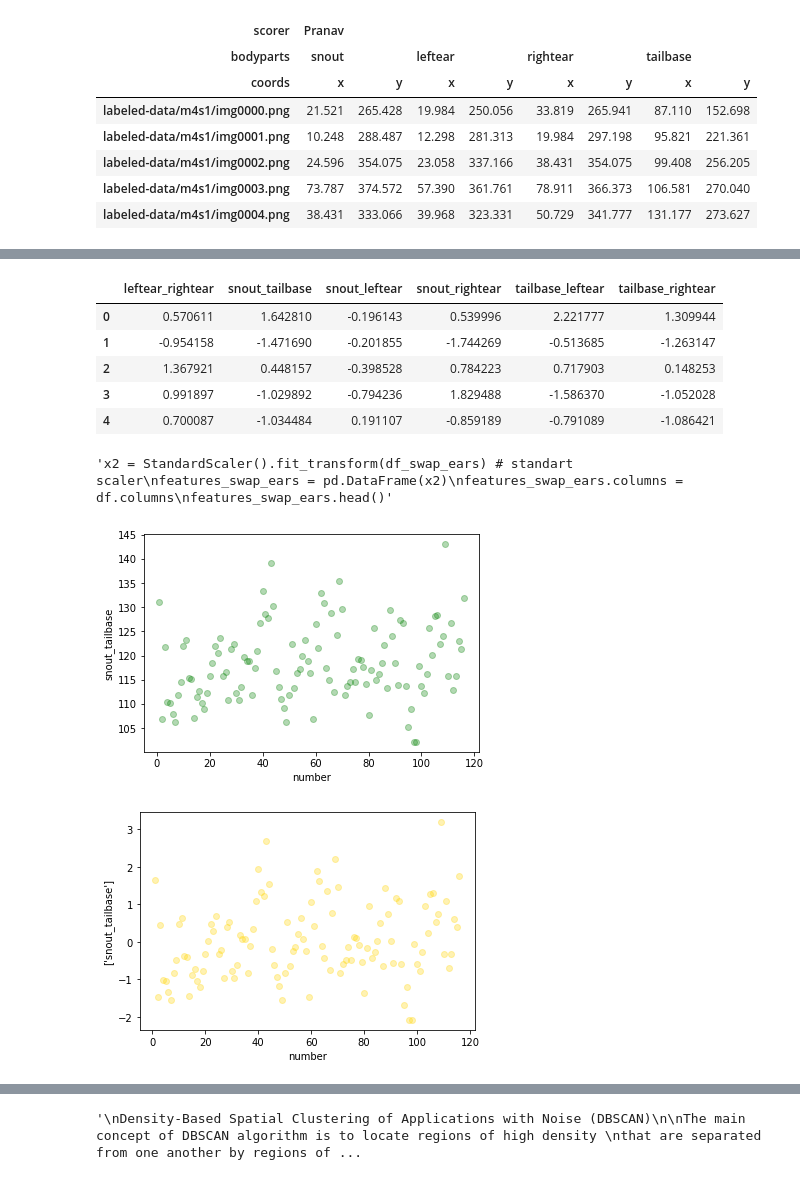
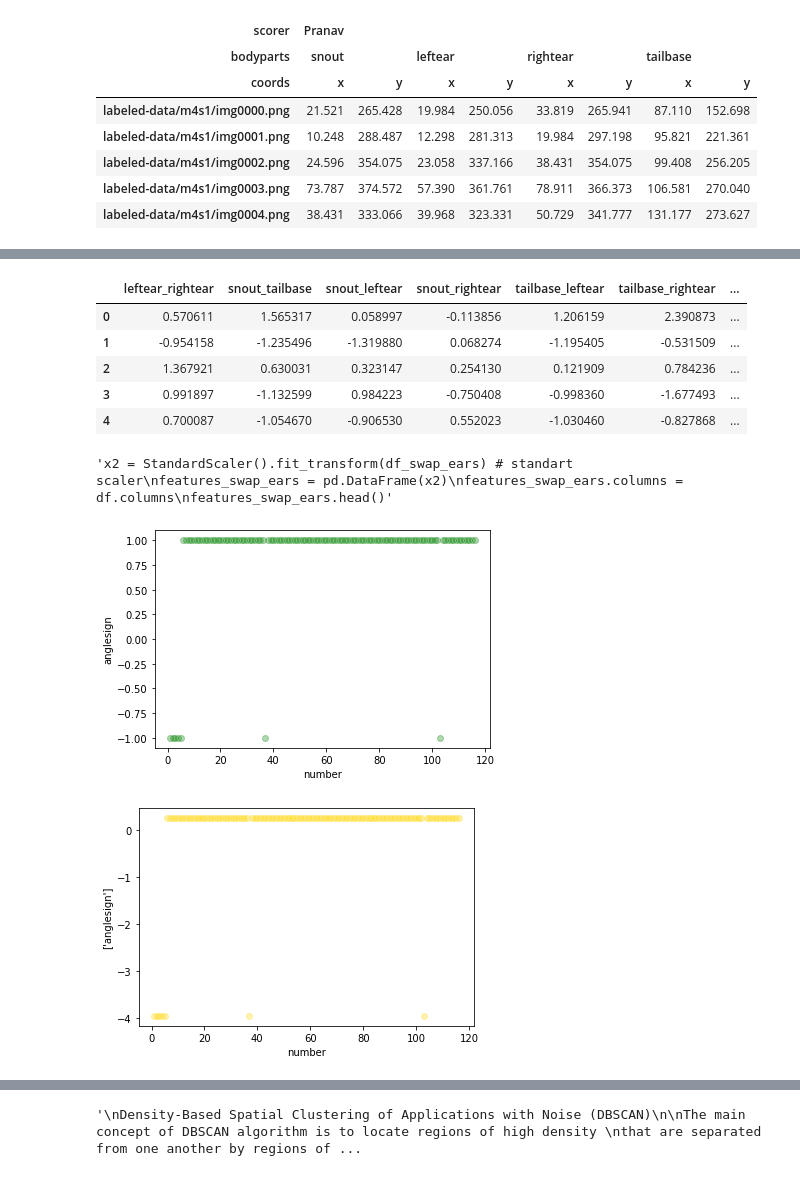
Before and after one commit to AnnaPaulish/Unsupervised_detection_methods, a Jupyter notebook: clustering_mice_08.ipynb, the cells around one changed output, grey strips where cells are left out. Cells and saved outputs as stored; diff of their text form; code cells hidden in the pictures.

```diff
--- a/clustering_mice_08.ipynb
+++ b/clustering_mice_08.ipynb
@@ -40,3 +27,13 @@ def comp_angle(name,features,df, scorer, bodypart1, bodypart2, bodypart3):
+# %%
+# calculate the angle sign between 3 keypoints (if negative, swapping might have occured)
+def get_angle(name,features,df, scorer, bodypart3, bodypart2, bodypart1):
+    features[name] = np.degrees(np.arctan2(df[scorer, bodypart3, 'y']-df[scorer,bodypart2, 'y'],df[scorer, bodypart3, 'x']-df[scorer,bodypart2, 'x']) - np.arctan2(df[scorer, bodypart1, 'y']-df[scorer,bodypart2, 'y'],df[scorer, bodypart1, 'x']-df[scorer,bodypart2, 'x']))
+    return features
+# %%
+# calculate the angle sign between 3 keypoints (if negative, swapping might have occured)
+def get_anglesign(name,features,df, scorer, bodypart3, bodypart2, bodypart1):
+    features[name] = np.sign(np.degrees(np.arctan2(df[scorer, bodypart3, 'y']-df[scorer,bodypart2, 'y'],df[scorer, bodypart3, 'x']-df[scorer,bodypart2, 'x']) - np.arctan2(df[scorer, bodypart1, 'y']-df[scorer,bodypart2, 'y'],df[scorer, bodypart1, 'x']-df[scorer,bodypart2, 'x'])))
+    return features
 # %%
 filename = 'https://raw.githubusercontent.com/DeepLabCut/DeepLabCut/master/examples/openfield-Pranav-2018-10-30/labeled-data/m4s1/CollectedData_Pranav.csv'
 header = [0, 1, 2] ### if multi-animal project, header = [0, 1, 2, 3]
@@ -162,0 +148,4 @@ Name: cos_angle, Length: 116, dtype: bool
+# %%
+features_swapears = get_anglesign('anglesign',features_swapears,df_swap_ears, scorer, 'leftear', 'snout', 'rightear')
+
+features_swapears.head()
@@ -162,0 +172,4 @@ Name: cos_angle, Length: 116, dtype: bool
+# %%
+features_swapears = get_angle('angle',features_swapears,df_swap_ears, scorer, 'leftear', 'snout', 'rightear')
+
+features_swapears.head()
@@ -163,18 +191,18 @@ Name: cos_angle, Length: 116, dtype: bool
 # %%
 from sklearn.preprocessing import StandardScaler
 
-x1 = StandardScaler().fit_transform(df_features_fake_noise) # standart scaler
+x1 = StandardScaler().fit_transform(features_swapears) # standart scaler
 features_noise = pd.DataFrame(x1)
-features_noise.columns = df_features_fake_noise.columns
+features_noise.columns = features_swapears.columns
 
 features_noise.head()
 # %% [output]
-|  | leftear_rightear | snout_tailbase | snout_leftear | snout_rightear | tailbase_leftear | tailbase_rightear |
-| 0 | 0.570611 | 1.642810 | -0.196143 | 0.539996 | 2.221777 | 1.309944 |
-| 1 | -0.954158 | -1.471690 | -0.201855 | -1.744269 | -0.513685 | -1.263147 |
-| 2 | 1.367921 | 0.448157 | -0.398528 | 0.784223 | 0.717903 | 0.148253 |
-| 3 | 0.991897 | -1.029892 | -0.794236 | 1.829488 | -1.586370 | -1.052028 |
-| 4 | 0.700087 | -1.034484 | 0.191107 | -0.859189 | -0.791089 | -1.086421 |
+|  | leftear_rightear | snout_tailbase | snout_leftear | snout_rightear | tailbase_leftear | tailbase_rightear | ... |
+| 0 | 0.570611 | 1.565317 | 0.058997 | -0.113856 | 1.206159 | 2.390873 | ... |
+| 1 | -0.954158 | -1.235496 | -1.319880 | 0.068274 | -1.195405 | -0.531509 | ... |
+| 2 | 1.367921 | 0.630031 | 0.323147 | 0.254130 | 0.121909 | 0.784236 | ... |
+| 3 | 0.991897 | -1.132599 | 0.984223 | -0.750408 | -0.998360 | -1.677493 | ... |
+| 4 | 0.700087 | -1.054670 | -0.906530 | 0.552023 | -1.030460 | -0.827868 | ... |
 # %%
 '''x2 = StandardScaler().fit_transform(df_swap_ears) # standart scaler
 features_swap_ears = pd.DataFrame(x2)
@@ -183,17 +211,17 @@ features_swap_ears.head()'''
 # %% [output]
 'x2 = StandardScaler().fit_transform(df_swap_ears) # standart scaler\nfeatures_swap_ears = pd.DataFrame(x2)\nfeatures_swap_ears.columns = df.columns\nfeatures_swap_ears.head()'
 # %%
-names = list(range(1, df_features_fake_noise.shape[0]+1))
-plt.scatter(names, df_features_fake_noise['snout_tailbase'], alpha=.3, color='green')
+names = list(range(1, features_swapears.shape[0]+1))
+plt.scatter(names, features_swapears['anglesign'], alpha=.3, color='green')
 plt.xlabel('number')
-plt.ylabel('snout_tailbase')
+plt.ylabel('anglesign')
 plt.show()
 # %% [output]
-[figure, old version]
+[figure, new version]
 # %%
-plt.scatter(names, features_noise[['snout_tailbase']], alpha=.3, color='gold')
+plt.scatter(names, features_noise[['anglesign']], alpha=.3, color='gold')
 plt.xlabel('number')
-plt.ylabel(['snout_tailbase'])
+plt.ylabel(['anglesign'])
 plt.show()
 # %% [output]
-[figure, old version]
+[figure, new version]
```
Also changed, not shown: parts of 17 cells of this notebook.
